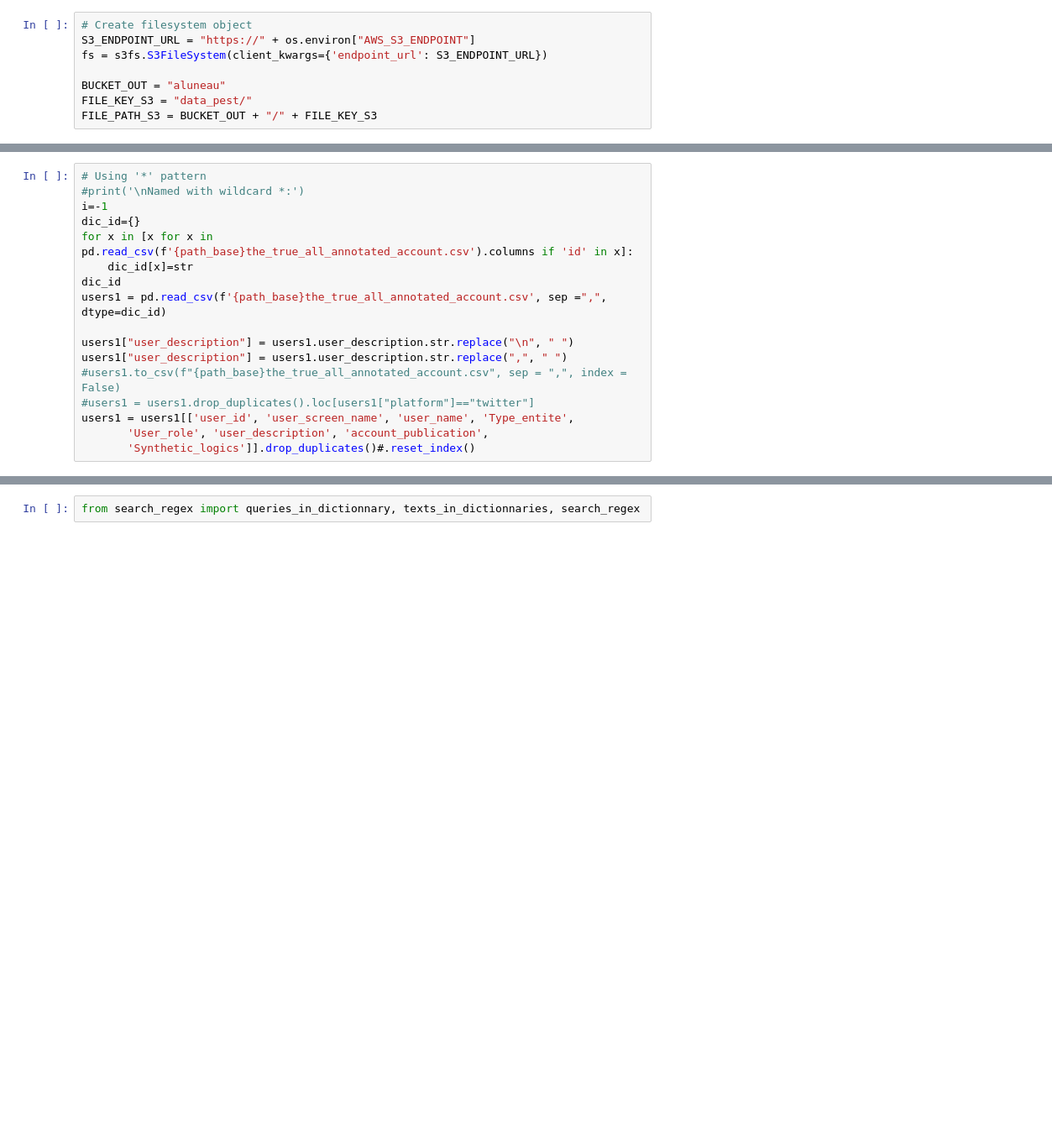
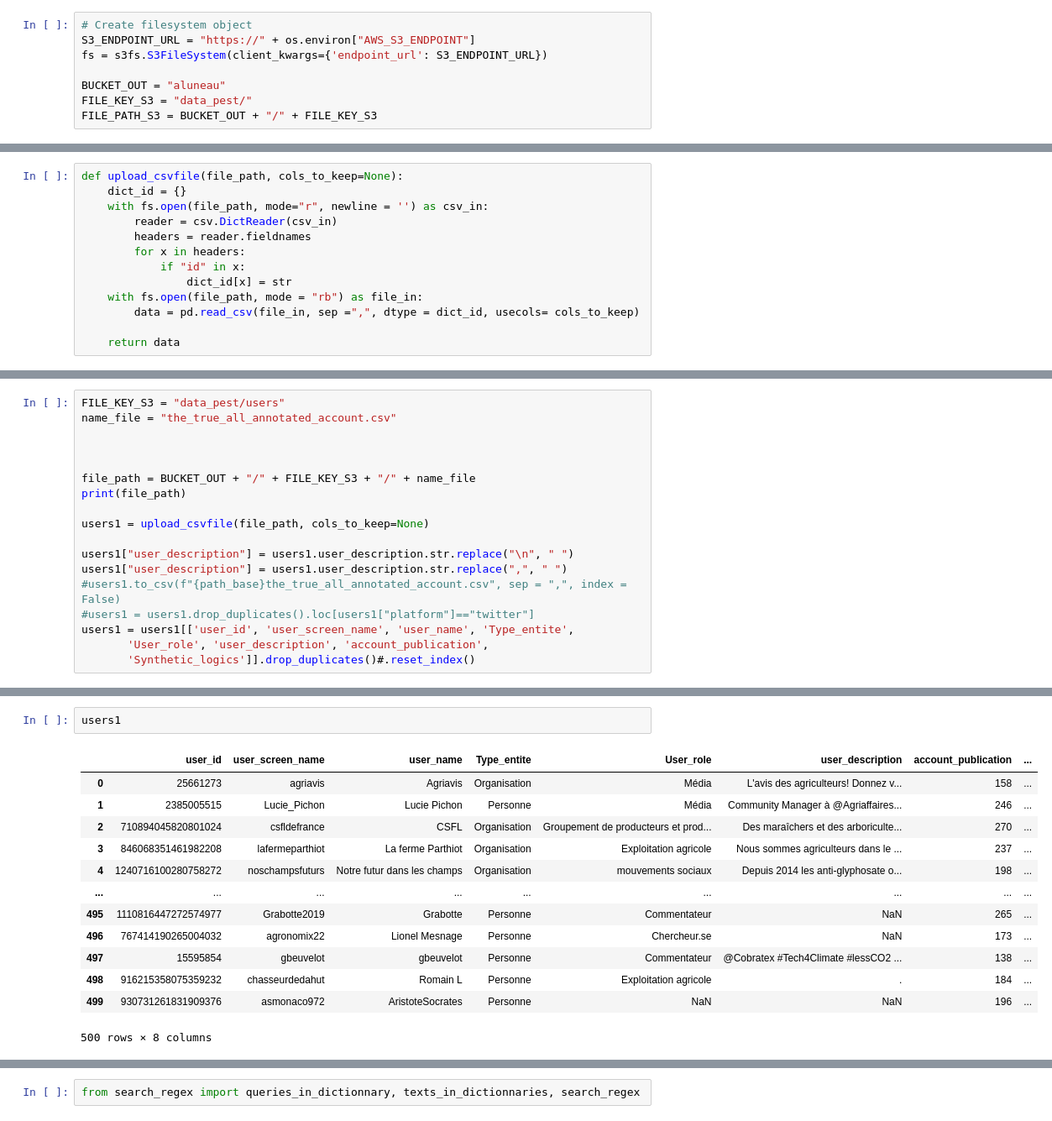
Before and after one commit to luneauaymeric/pesticides_bertopic, a Jupyter notebook: industry/20260116_search_cluster.ipynb, the cells around one changed output, grey strips where cells are left out. Shown at 84% size. Saved outputs shown, nothing was run; the diff lists cells and outputs as text; blank space fills up the shorter version.

```diff
--- a/industry/20260116_search_cluster.ipynb
+++ b/industry/20260116_search_cluster.ipynb
@@ -118,0 +100,13 @@ users0
+# %%
+def upload_csvfile(file_path, cols_to_keep=None):
+    dict_id = {}
+    with fs.open(file_path, mode="r", newline = '') as csv_in:
+        reader = csv.DictReader(csv_in)
+        headers = reader.fieldnames
+        for x in headers:
+            if "id" in x:
+                dict_id[x] = str
+    with fs.open(file_path, mode = "rb") as file_in:
+        data = pd.read_csv(file_in, sep =",", dtype = dict_id, usecols= cols_to_keep)
+
+    return data
@@ -119,12 +139,13 @@ users0
 # %%
-# Using '*' pattern
-#print('\nNamed with wildcard *:')
-i=-1
-dic_id={}
-for x in [x for x in pd.read_csv(f'{path_base}the_true_all_annotated_account.csv').columns if 'id' in x]:
-    dic_id[x]=str
-dic_id
-users1 = pd.read_csv(f'{path_base}the_true_all_annotated_account.csv', sep =",", dtype=dic_id)
+FILE_KEY_S3 = "data_pest/users"
+name_file = "the_true_all_annotated_account.csv"
+
+
+
+file_path = BUCKET_OUT + "/" + FILE_KEY_S3 + "/" + name_file
+print(file_path)
+
+users1 = upload_csvfile(file_path, cols_to_keep=None)
 
 users1["user_description"] = users1.user_description.str.replace("\n", " ")
 users1["user_description"] = users1.user_description.str.replace(",", " ")
@@ -155,3 +180,19 @@ len(users)
+# %%
+users1
+# %% [output]
+|  | user_id | user_screen_name | user_name | Type_entite | User_role | user_description | account_publication | ... |
+| 0 | 25661273 | agriavis | Agriavis | Organisation | Média | L'avis des agriculteurs! Donnez v... | 158 | ... |
+| 1 | 2385005515 | Lucie_Pichon | Lucie Pichon | Personne | Média | Community Manager à @Agriaffaires... | 246 | ... |
+| 2 | 710894045820801024 | csfldefrance | CSFL | Organisation | Groupement de producteurs et prod... | Des maraîchers et des arboriculte... | 270 | ... |
+| 3 | 846068351461982208 | lafermeparthiot | La ferme Parthiot | Organisation | Exploitation agricole | Nous sommes agriculteurs dans le ... | 237 | ... |
+| 4 | 1240716100280758272 | noschampsfuturs | Notre futur dans les champs | Organisation | mouvements sociaux | Depuis 2014 les anti-glyphosate o... | 198 | ... |
+| ... | ... | ... | ... | ... | ... | ... | ... | ... |
+| 495 | 1110816447272574977 | Grabotte2019 | Grabotte | Personne | Commentateur | NaN | 265 | ... |
+| 496 | 767414190265004032 | agronomix22 | Lionel Mesnage | Personne | Chercheur.se | NaN | 173 | ... |
+| 497 | 15595854 | gbeuvelot | gbeuvelot | Personne | Commentateur | @Cobratex #Tech4Climate #lessCO2 ... | 138 | ... |
+| 498 | 916215358075359232 | chasseurdedahut | Romain L | Personne | Exploitation agricole | . | 184 | ... |
+| 499 | 930731261831909376 | asmonaco972 | AristoteSocrates | Personne | NaN | NaN | 196 | ... |
+500 rows × 8 columns
 # %%
 users.loc[(users["industry_verif"].isna()), "industry"]=False
 users.loc[(users["industry_verif"] == True), "industry"]=True
```
Also changed, not shown: parts of 40 cells of this notebook, 2 other files.
